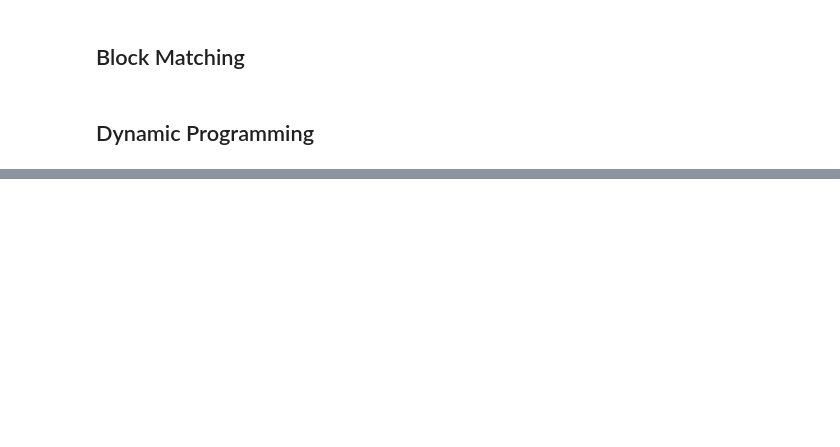
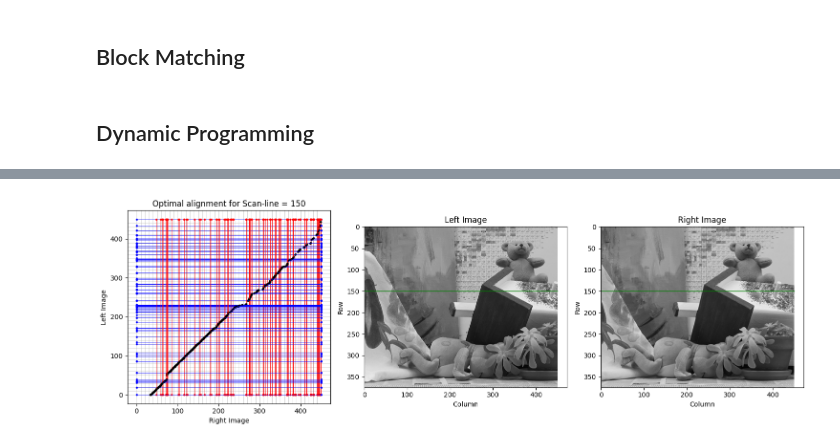
Before and after one commit to yousefkotp/Stereo-Vision, a Jupyter notebook: notebook.ipynb, the cells around one changed output, grey strips where cells are left out. Drawn from its saved outputs; the diff is of its cells as text; code cells hidden in the pictures; blank space fills up the shorter version.

```diff
--- a/notebook.ipynb
+++ b/notebook.ipynb
@@ -59,0 +137,6 @@ for image_index in range(0,len(left_images)):
+# %%
+# Mini example with disparity
+left_line = np.array([1, 2, 3, 4, 5])
+right_line = np.array([3, 4, 5, 6, 7])
+D = compute_DP_table(left_line, right_line, 6)
+print_dp_table(D)
@@ -59,0 +217,32 @@ for image_index in range(0,len(left_images)):
+# %%
+fig, axs = plt.subplots(1, 3, figsize=(15, 5))
+
+img_left = cv2.imread(left_images[2], cv2.IMREAD_GRAYSCALE)
+img_right = cv2.imread(right_images[2], cv2.IMREAD_GRAYSCALE)
+height = 150
+
+# Plot grid in axs[0]
+for i in range(0, img_left.shape[1], 10):
+    axs[0].axhline(i, color='grey', linewidth=0.5, alpha=0.5)
+    axs[0].axvline(i, color='grey', linewidth=0.5, alpha=0.5)
+
+
+plot_disparity(img_left[height], img_right[height], height, ax=axs[0])
+
+# plot the left and right images and show the line we are scanning
+axs[1].imshow(img_left, cmap='gray')
+axs[1].plot([0, img_left.shape[1]], [height, height], color='green', linewidth=1, label='scan-line')
+axs[1].set_title("Left Image")
+axs[1].set_xlabel("Column")
+axs[1].set_ylabel("Row")
+
+axs[2].imshow(img_right, cmap='gray')
+axs[2].plot([0, img_right.shape[1]], [height, height], color='green', linewidth=1, label='scan-line')
+axs[2].set_title("Right Image")
+axs[2].set_xlabel("Column")
+axs[2].set_ylabel("Row")
+
+plt.tight_layout()
+plt.show()
+# %% [output]
+[figure, added]
```
Also changed, not shown: parts of 9 cells of this notebook, 14 other files.
